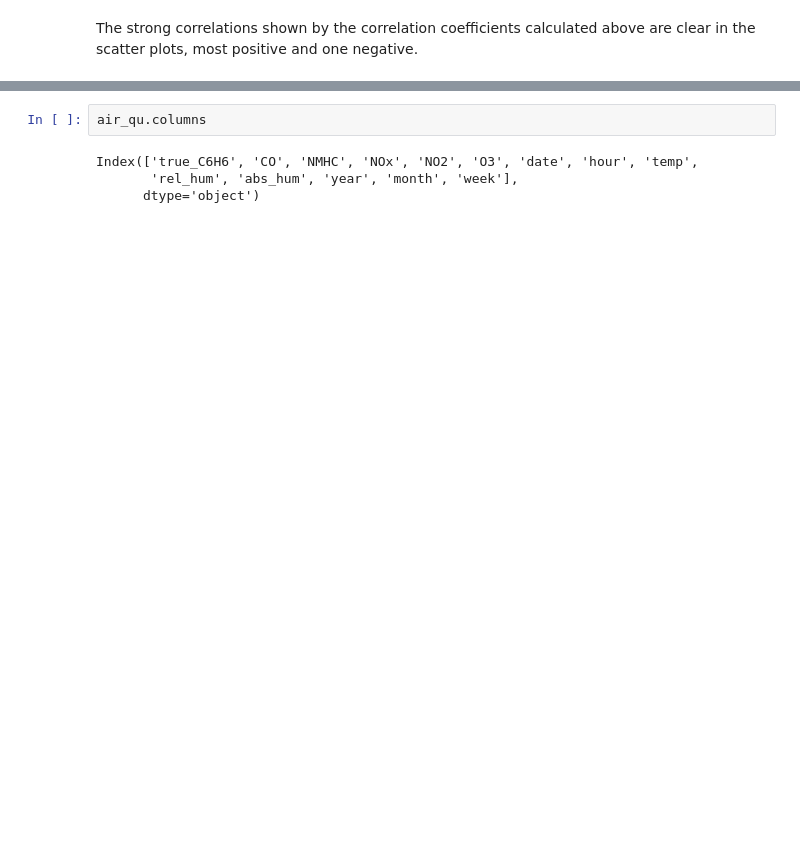
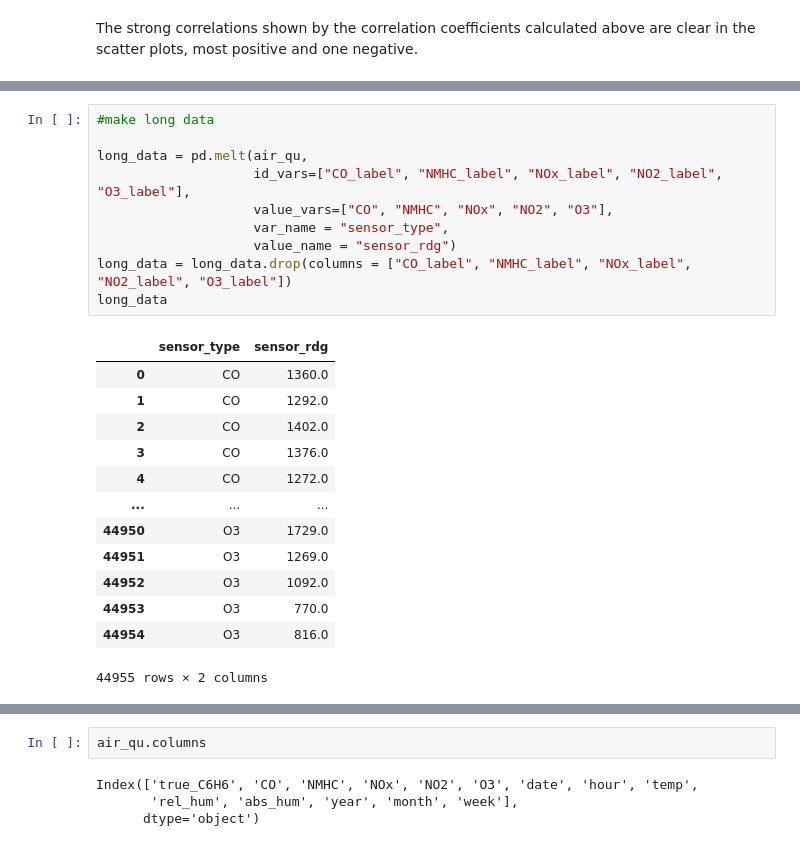
Before and after one commit to Alex-Devoid/ST-554-Project1, a Jupyter notebook: Task2/Task2.ipynb, the cells around one changed output, grey strips where cells are left out. Cells and saved outputs as stored; diff of their text form; blank space fills up the shorter version.

```diff
--- a/Task2/Task2.ipynb
+++ b/Task2/Task2.ipynb
@@ -512,0 +539,24 @@ The strong correlations shown by the correlation coefficients calculated above a
+# %%
+#make long data
+
+long_data = pd.melt(air_qu,
+                    id_vars=["CO_label", "NMHC_label", "NOx_label", "NO2_label", "O3_label"],
+                    value_vars=["CO", "NMHC", "NOx", "NO2", "O3"],
+                    var_name = "sensor_type",
+                    value_name = "sensor_rdg")
+long_data = long_data.drop(columns = ["CO_label", "NMHC_label", "NOx_label", "NO2_label", "O3_label"])
+long_data
+# %% [output]
+|  | sensor_type | sensor_rdg |
+| 0 | CO | 1360.0 |
+| 1 | CO | 1292.0 |
+| 2 | CO | 1402.0 |
+| 3 | CO | 1376.0 |
+| 4 | CO | 1272.0 |
+| ... | ... | ... |
+| 44950 | O3 | 1729.0 |
+| 44951 | O3 | 1269.0 |
+| 44952 | O3 | 1092.0 |
+| 44953 | O3 | 770.0 |
+| 44954 | O3 | 816.0 |
+44955 rows × 2 columns
```
Also changed, not shown: parts of 15 cells of this notebook.
